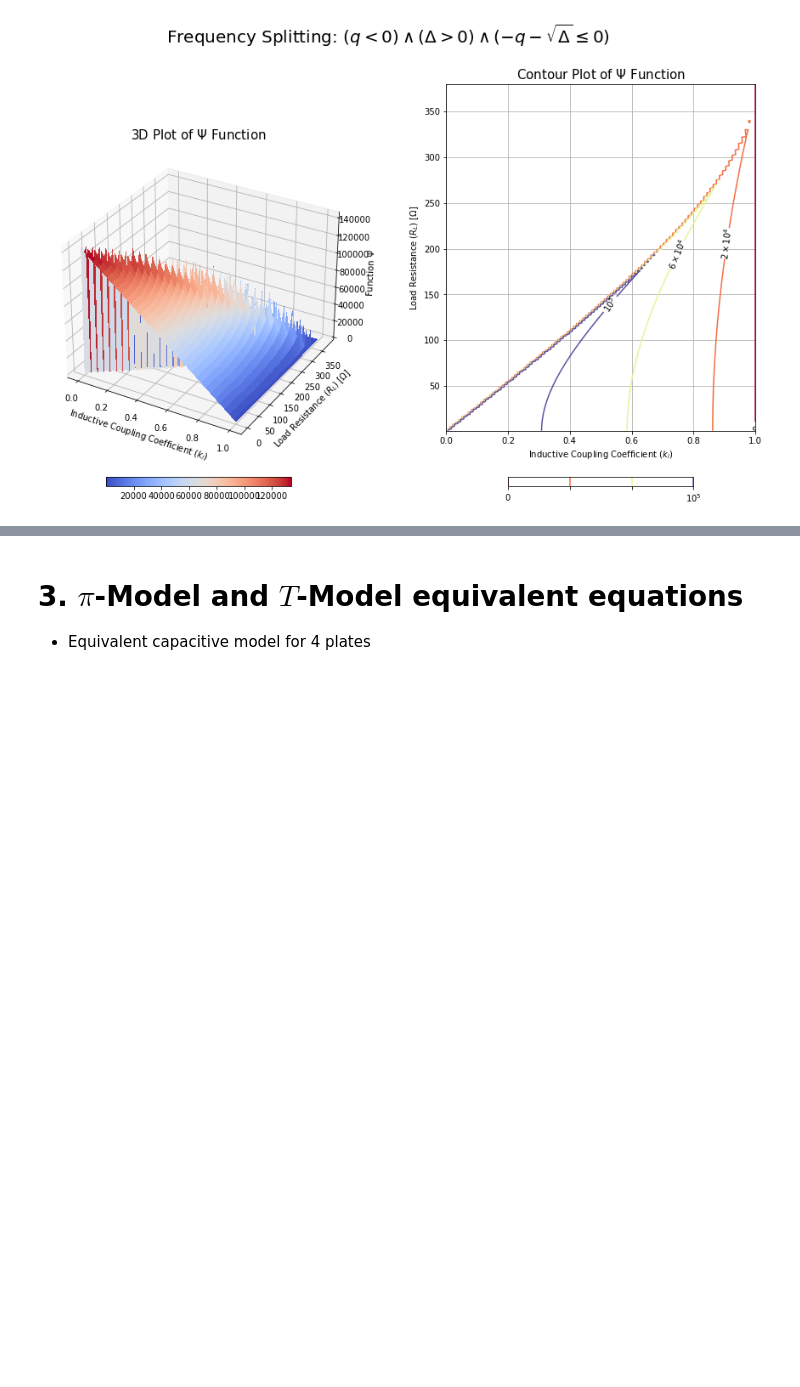
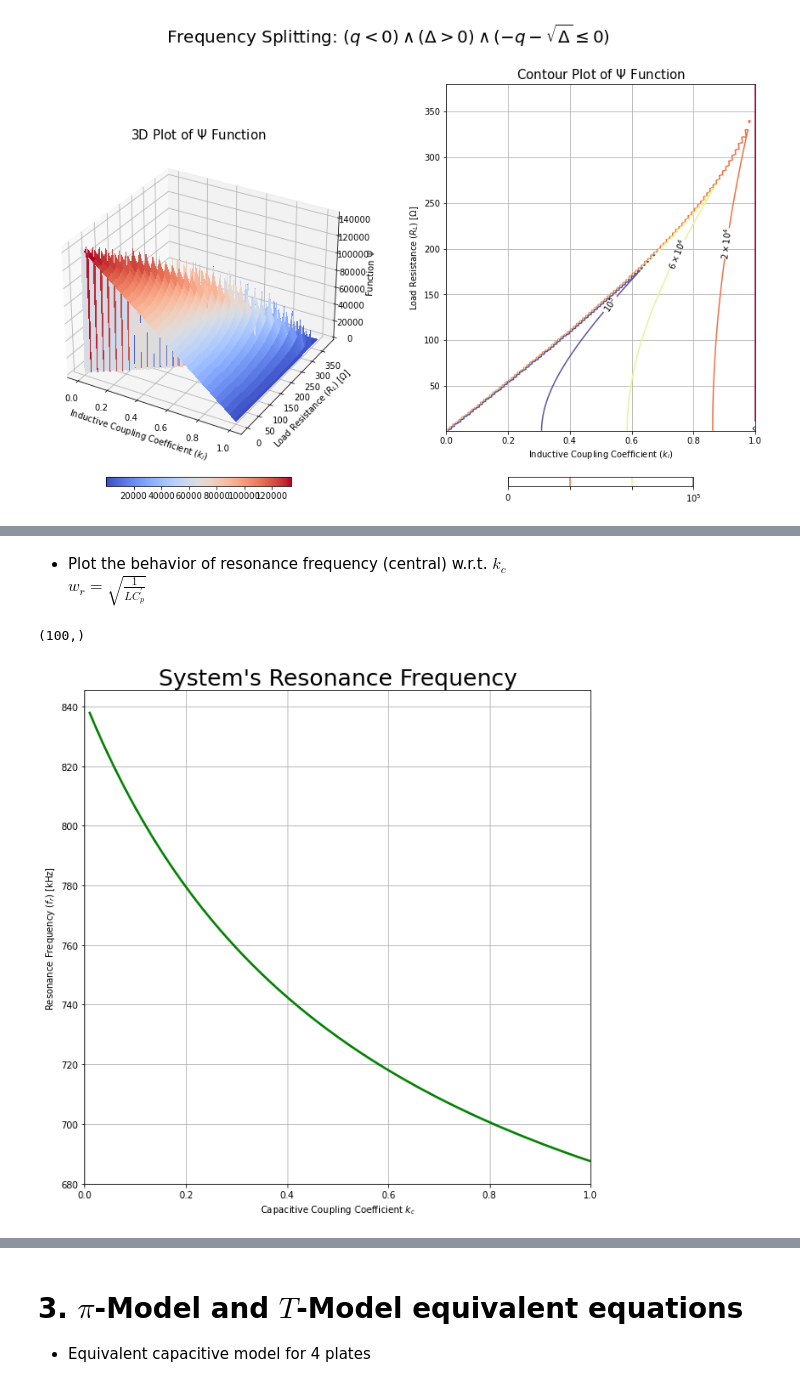
Before and after one commit to SanTT19/Symbolic_Python, a Jupyter notebook: Active_CN_Model.ipynb, the cells around one changed output, grey strips where cells are left out. Cells and saved outputs as stored; diff of their text form; code cells hidden in the pictures; blank space fills up the shorter version.

```diff
--- a/Active_CN_Model.ipynb
+++ b/Active_CN_Model.ipynb
@@ -577,0 +701,9 @@ print(np.sqrt(2)*w_c*L_c)
+# %%
+# Defining the Inductive Coupling Coefficient k_i
+k_i = np.array([0.214])
+
+# Assume coils' self-inductance equal [H]
+L_c = 53.49e-6
+
+# External Capacitance [F]
+C_e = np.array([0.668e-9])
@@ -577,0 +876,47 @@ print(np.sqrt(2)*w_c*L_c)
+# %% [markdown]
+- Plot the behavior of resonance frequency (central) w.r.t. $k_c$ <br>
+$w_r = \sqrt{\frac{1}{L {C^{\prime}_{p}}}}$
+# %%
+# Define central resonance frequency
+def f_operation(L, C, k_c):
+    freq = (1/(2*np.pi))*np.sqrt((1)/(L*C_ppri(C, k_c)))
+    return freq
+# %%
+# Calculate the resonance frequency
+f_res = (1e-3)*f_operation(L_c, C_e, k_c)
+print(f_res.shape)
+# %% [output]
+(100,)
+# %%
+#interactive plotting in separate window
+#%matplotlib qt
+
+#normal charts inside notebooks
+%matplotlib inline
+
+# Set the plot --> size(width, height)
+fig = plt.figure(figsize=(10,10))
+ax = fig.gca()
+
+# Axis labels
+ax.set_xlabel('Capacitive Coupling Coefficient $k_{c}$')
+ax.set_ylabel('Resonance Frequency ($f_{r}$) [kHz]')
+
+# Title
+ax.set_title('System\'s Resonance Frequency', fontsize = 25)
+
+# Plot the surface
+lines = ax.plot(k_c, f_res, 'g', linewidth = 2.5)
+
+ax.xaxis.grid(True)
+ax.yaxis.grid(True)
+
+# Axis limits
+ax.set_xlim([0, 1])
+
+# Legend
+#plt.legend(('Maxwell'), loc = 'upper right')
+
+plt.show()
+# %% [output]
+[figure, added]
```
Also changed, not shown: parts of 34 cells of this notebook.
